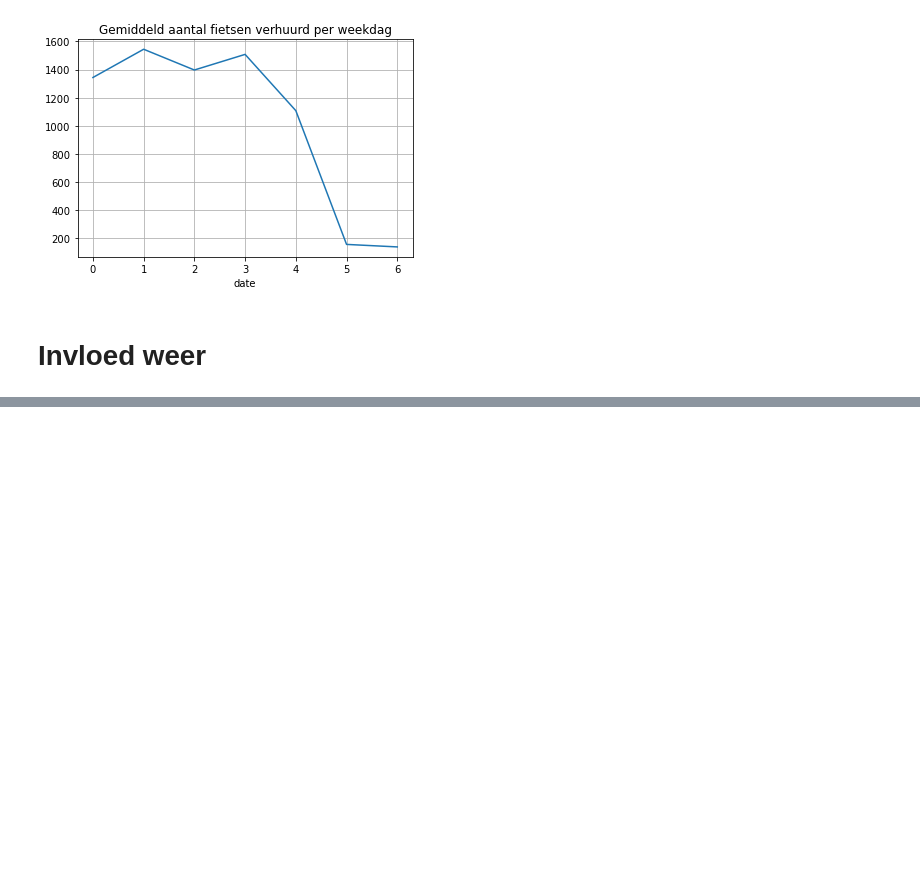
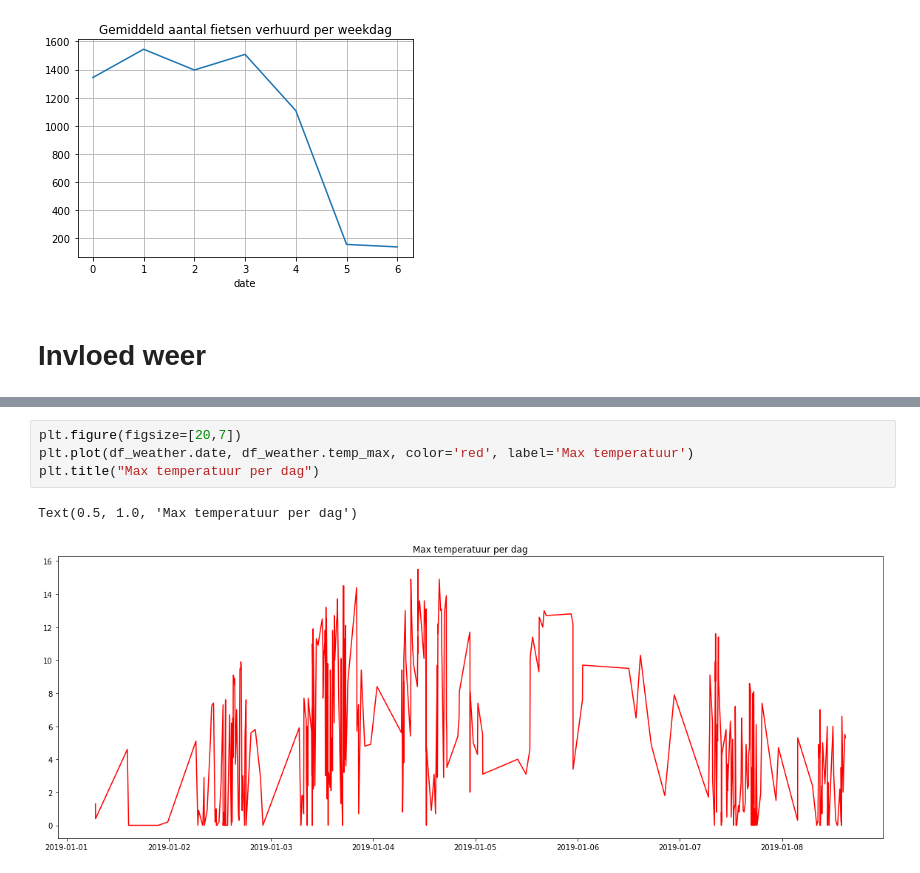
Before and after one commit to LucasVanWijk/Distributed-Processing-1, a Jupyter notebook: assignment_1/flickbike_data_exploration.ipynb, the cells around one changed output, grey strips where cells are left out. Saved outputs shown, nothing was run; the diff lists cells and outputs as text; blank space fills up the shorter version.

```diff
--- a/assignment_1/flickbike_data_exploration.ipynb
+++ b/assignment_1/flickbike_data_exploration.ipynb
@@ -97,0 +116,7 @@ df_weather.head()
+# %%
+plt.figure(figsize=[20,7])
+plt.plot(df_weather.date, df_weather.temp_max, color='red', label='Max temperatuur')
+plt.title("Max temperatuur per dag")
+# %% [output]
+Text(0.5, 1.0, 'Max temperatuur per dag')
+[figure, added]
```
Also changed, not shown: parts of 9 cells of this notebook, 2 other files.
